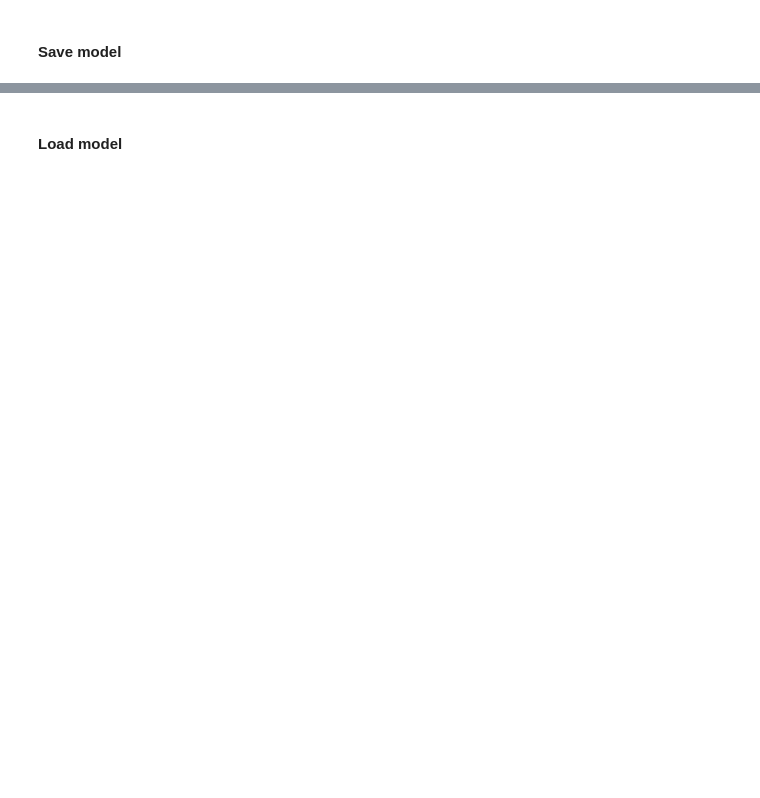
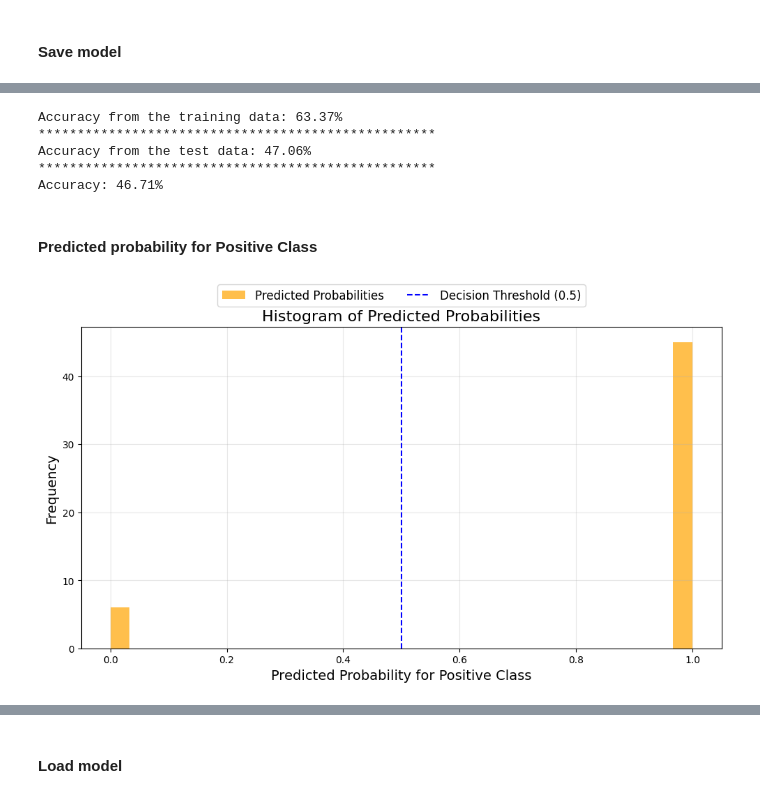
Before and after one commit to ketayon/BRAIN_TUMOR_DETECTION, a Jupyter notebook: qiskit_ml_brain_tumor_detection.ipynb, the cells around one changed output, grey strips where cells are left out. Drawn from its saved outputs; the diff is of its cells as text; code cells hidden in the pictures; blank space fills up the shorter version.

```diff
--- a/qiskit_ml_brain_tumor_detection.ipynb
+++ b/qiskit_ml_brain_tumor_detection.ipynb
@@ -350,0 +353,15 @@ classifier.save('models/qiskit_ml_brain_tumor.model')
+# %%
+y_pred = classifier.predict(X_test_tensor)
+# %%
+y_pred_binary = (y_pred > 0.5).astype(int)
+
+if y_pred.shape[1] == 2:
+    y_pred_binary = np.argmax(y_pred, axis=1)
+
+classification_rep = metrics.classification_report(y_test, y_pred_binary, output_dict=True, zero_division=True)
+conf_matrix = metrics.confusion_matrix(y_test, y_pred_binary)
+roc_auc = metrics.roc_auc_score(y_test, y_pred_binary)
+
+print("Classification Report:", classification_rep)
+print("Confusion Matrix:\n", conf_matrix)
+print(f"ROC AUC Score: {roc_auc}")
@@ -350,0 +374,46 @@ classifier.save('models/qiskit_ml_brain_tumor.model')
+# %%
+train_accuracy = np.round(100 * classifier.score(X_train_numpy, y_train_numpy), 2)
+print(f"Accuracy from the training data: {train_accuracy}%")
+print("***************************************************")
+test_accuracy = np.round(100 * classifier.score(X_test_numpy, y_test_numpy), 2)
+print(f"Accuracy from the test data: {test_accuracy}%")
+predictions = classifier.predict(X_test_numpy)
+print("***************************************************")
+accuracy = np.mean(predictions == y_test_numpy)
+print(f"Accuracy: {accuracy * 100:.2f}%")
+# %% [output]
+Accuracy from the training data: 63.37%
+***************************************************
+Accuracy from the test data: 47.06%
+***************************************************
+Accuracy: 46.71%
+# %% [markdown]
+#### Predicted probability for Positive Class
+# %%
+y_pred_probabilities_tensor = torch.tensor(y_pred_binary, dtype=torch.float32)
+
+y_pred_positive_probs = y_pred_probabilities_tensor
+
+predictions = torch.round(y_pred_positive_probs)
+
+plt.figure(figsize=(10, 6))
+
+plt.hist(
+    y_pred_positive_probs.numpy(),
+    bins=30,
+    alpha=0.7,
+    color='orange',
+    label='Predicted Probabilities'
+)
+
+plt.axvline(0.5, color='blue', linestyle='--', label='Decision Threshold (0.5)', linewidth=1.5)
+
+plt.title('Histogram of Predicted Probabilities', fontsize=16)
+plt.xlabel('Predicted Probability for Positive Class', fontsize=14)
+plt.ylabel('Frequency', fontsize=14)
+plt.legend(loc='upper center', bbox_to_anchor=(0.5, 1.15), ncol=4, fontsize=12)
+plt.grid(alpha=0.3)
+plt.tight_layout()
+plt.show()
+# %% [output]
+[figure, added]
```
Also changed, not shown: parts of 11 cells of this notebook, 21 other files.
